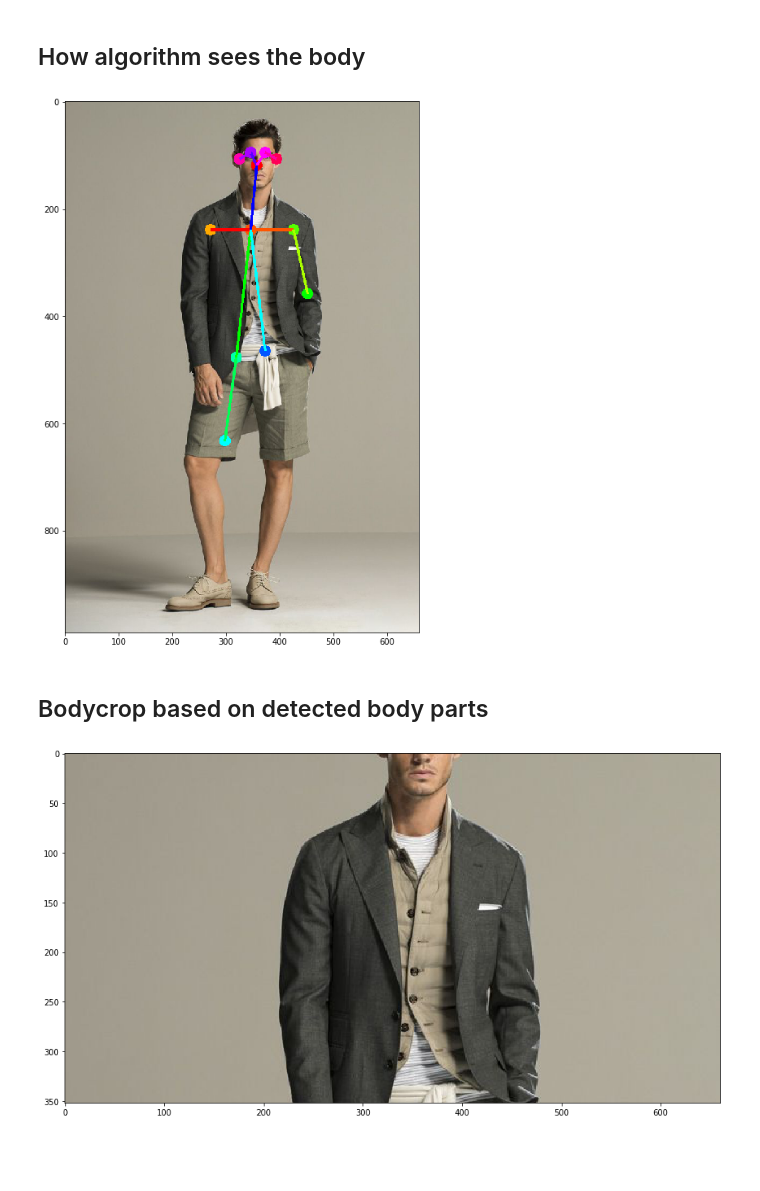
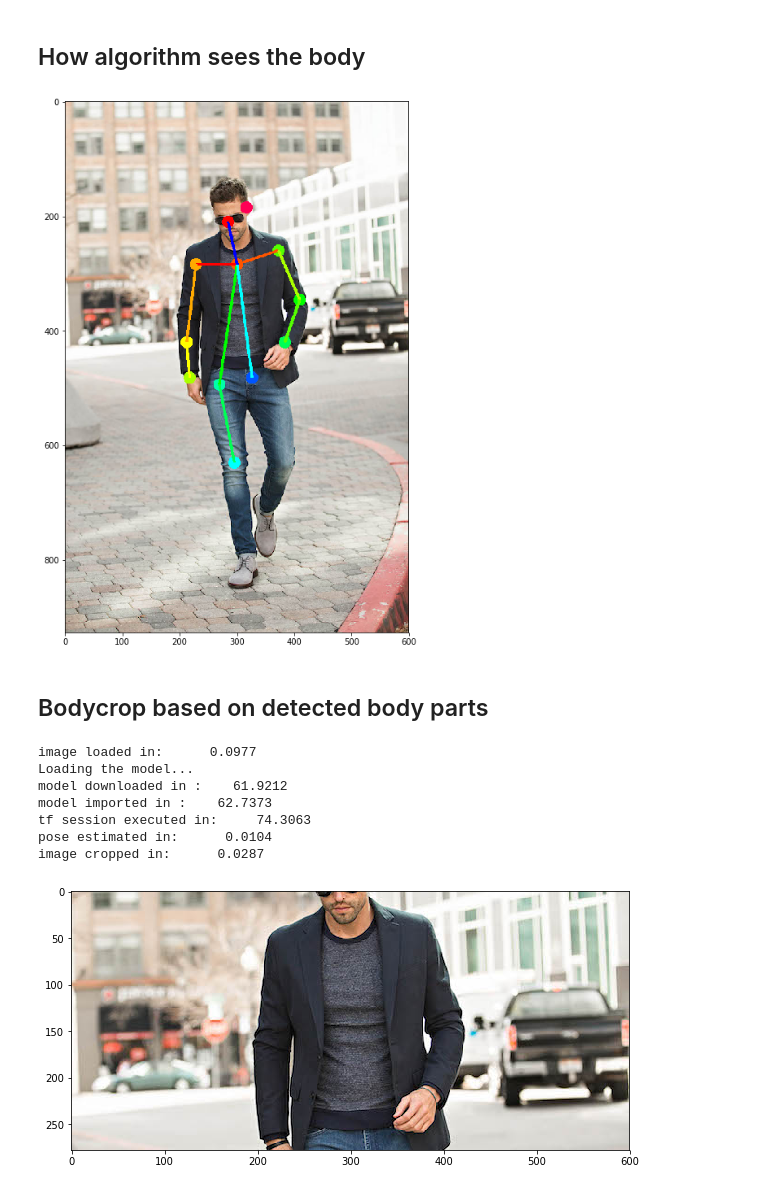
Before and after one commit to akh64bit/qconsf, a Jupyter notebook: bodycrop/crop.ipynb, the cells around one changed output. Saved outputs shown, nothing was run; the diff lists cells and outputs as text; code cells hidden in the pictures; blank space fills up the shorter version.

```diff
--- a/bodycrop/crop.ipynb
+++ b/bodycrop/crop.ipynb
@@ -7,5 +7,9 @@ import inference as inf
 from PIL import Image
 import numpy as np
+# %%
+#model_url = "https://s3.amazonaws.com/rt-dev-public-models/openpose/2dw1oz9l9hi9avg/optimized_openpose.pb"
+model_url = "models/optimized_openpose.pb"
+inf = SmartBodyCrop(model_url = model_url)
 # %% [markdown]
 ## Download the deep learning (open pose) model
 # %%
@@ -22,18 +33,25 @@ plt.show()
 # %% [markdown]
 ## How algorithm sees the body
 # %%
-x=inf.detect_parts('person2.jpg')
+x = inf.detect_parts('fashion-men-11.jpg')
 plt.figure(figsize=(24,12))
 plt.imshow(x)
 plt.show()
 # %% [output]
-[figure, old version]
+[figure, new version]
 # %% [markdown]
 ## Bodycrop based on detected body parts
 # %%
-x=inf.infer('person2.jpg','Nose','Hips')
-plt.figure(figsize=(16,8))
+x = inf.infer('fashion-men-11.jpg','Nose','Hips')
+plt.figure(figsize = (10,6))
 plt.imshow(x)
 plt.show()
 # %% [output]
+image loaded in:      0.0977
+Loading the model...
+model downloaded in :    61.9212
+model imported in :    62.7373
+tf session executed in:     74.3063
+pose estimated in:      0.0104
+image cropped in:      0.0287
-[figure, old version]
+[figure, new version]
```
Also changed, not shown: parts of 14 cells of this notebook, 1 other file.
